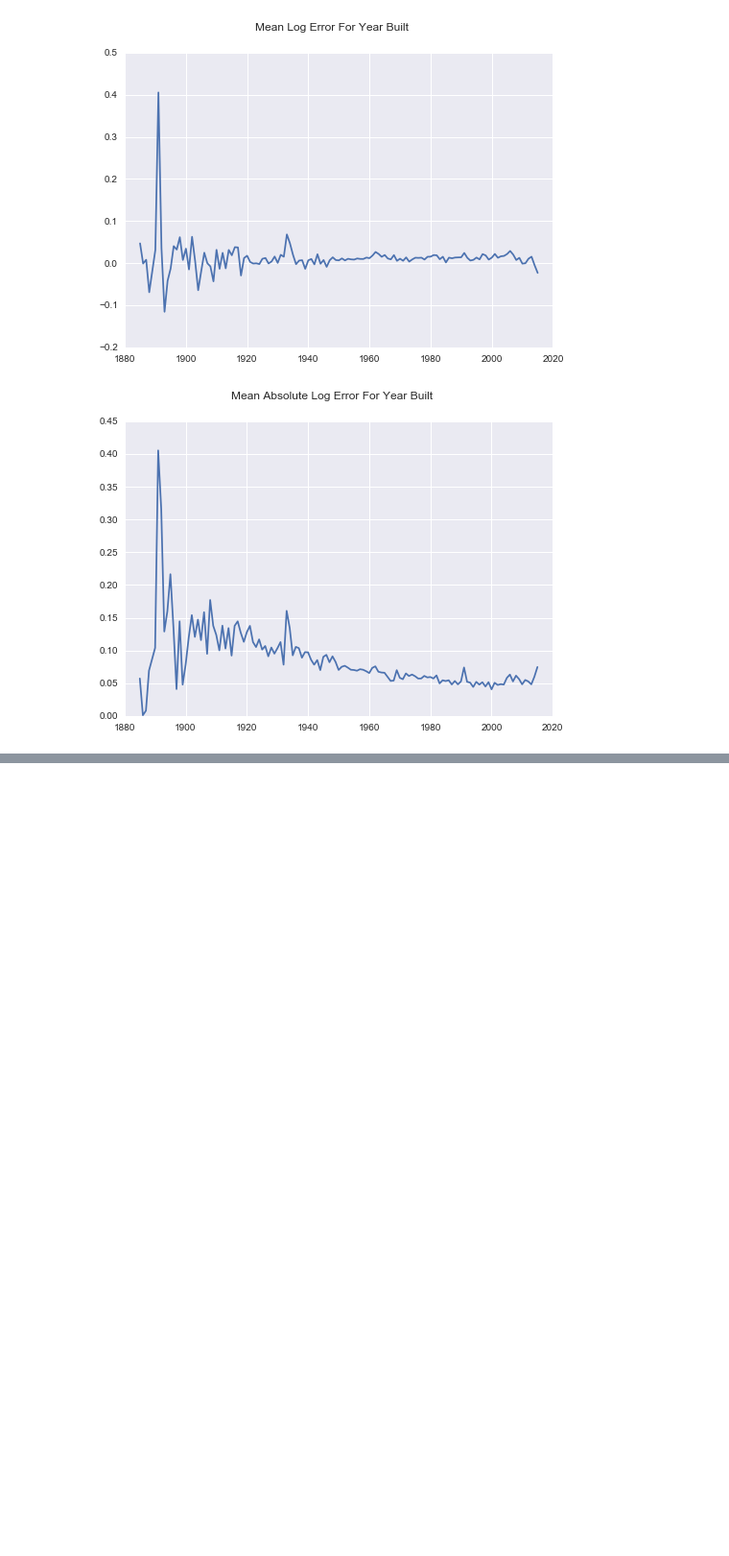
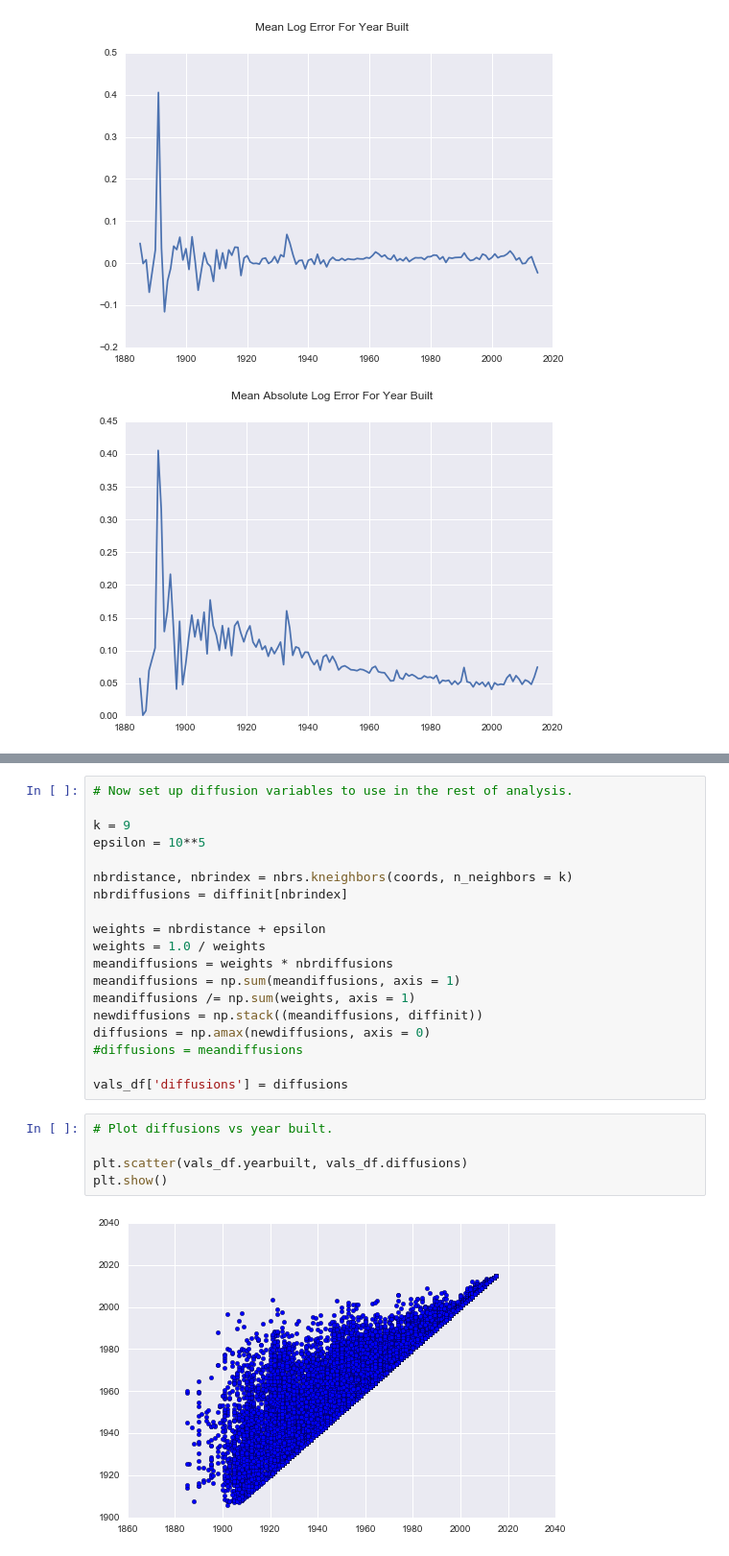
Before and after one commit to MatthewMcGonagle/KaggleZillow, a Jupyter notebook: AnisotropicDiffusionVersion2.ipynb, the cells around one changed output, grey strips where cells are left out. Shown: that part at 96% size. Cells and saved outputs as stored; diff of their text form; blank space fills up the shorter version.

```diff
--- a/AnisotropicDiffusionVersion2.ipynb
+++ b/AnisotropicDiffusionVersion2.ipynb
@@ -150,0 +198,26 @@ for k in ks:
+# %%
+# Now set up diffusion variables to use in the rest of analysis.
+
+k = 9
+epsilon = 10**5
+
+nbrdistance, nbrindex = nbrs.kneighbors(coords, n_neighbors = k)
+nbrdiffusions = diffinit[nbrindex]
+
+weights = nbrdistance + epsilon
+weights = 1.0 / weights
+meandiffusions = weights * nbrdiffusions
+meandiffusions = np.sum(meandiffusions, axis = 1)
+meandiffusions /= np.sum(weights, axis = 1)
+newdiffusions = np.stack((meandiffusions, diffinit))
+diffusions = np.amax(newdiffusions, axis = 0)
+#diffusions = meandiffusions
+
+vals_df['diffusions'] = diffusions
+# %%
+# Plot diffusions vs year built.
+
+plt.scatter(vals_df.yearbuilt, vals_df.diffusions)
+plt.show()
+# %% [output]
+[figure, added]
```
Also changed, not shown: parts of 8 cells of this notebook.
